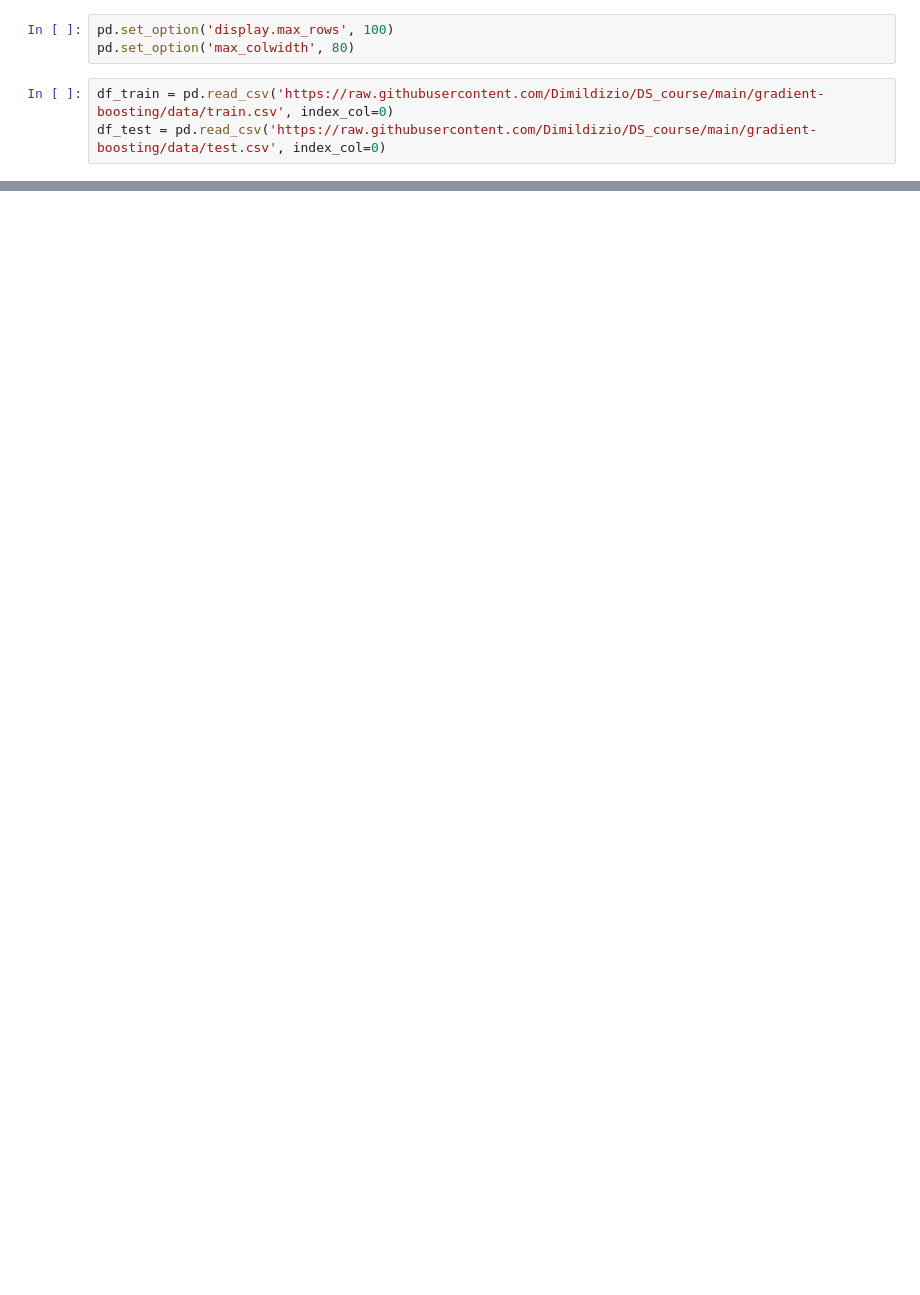
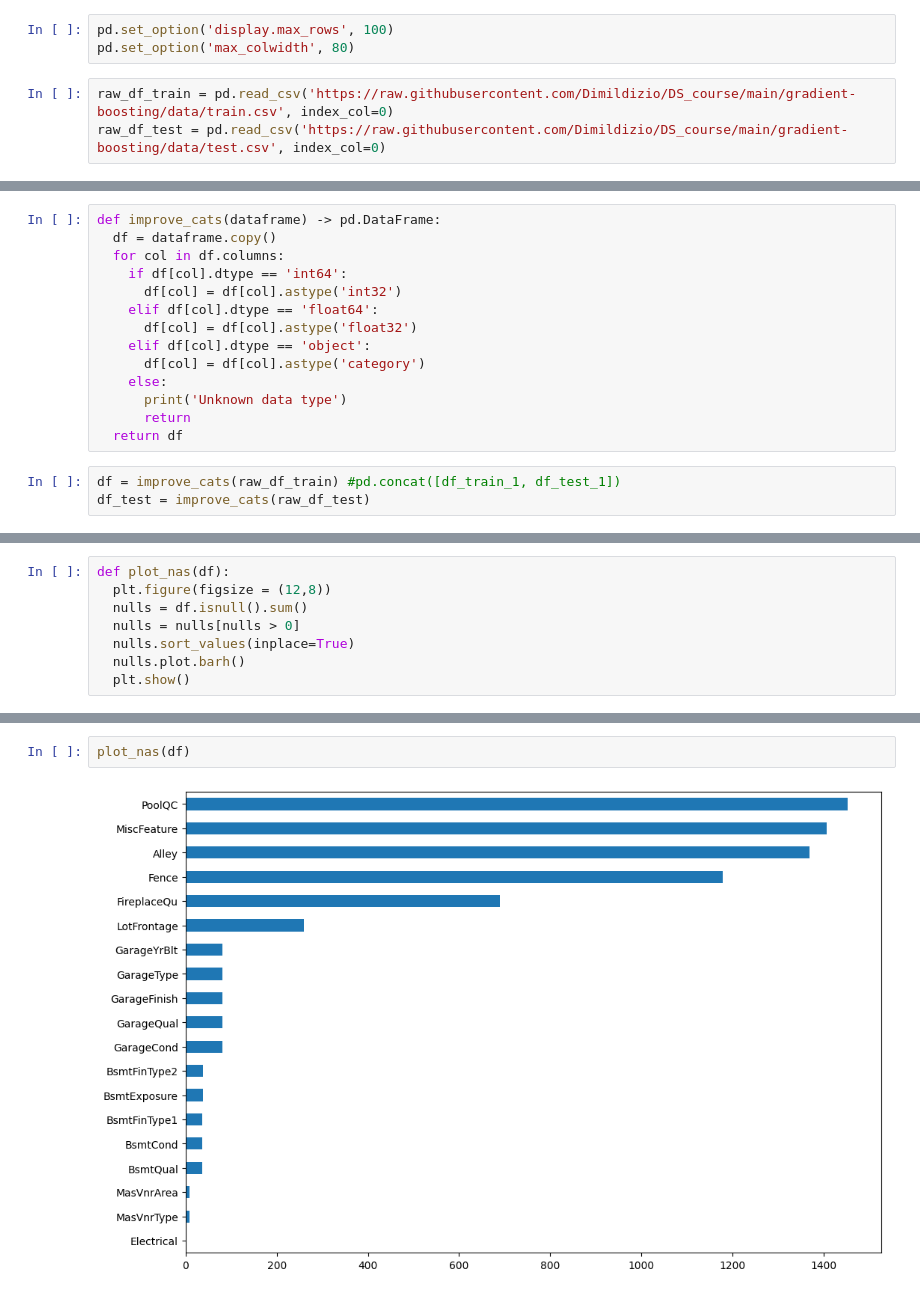
Before and after one commit to Dimildizio/DS_course, a Jupyter notebook: gradient-boosting/notebooks/Housing_prices_kaggle_EDA.ipynb, the cells around one changed output, grey strips where cells are left out. Cells and saved outputs as stored; diff of their text form; blank space fills up the shorter version.

```diff
--- a/gradient-boosting/notebooks/Housing_prices_kaggle_EDA.ipynb
+++ b/gradient-boosting/notebooks/Housing_prices_kaggle_EDA.ipynb
@@ -9,6 +11,6 @@ import pandas as pd
 pd.set_option('display.max_rows', 100)
 pd.set_option('max_colwidth', 80)
 # %%
-df_train = pd.read_csv('https://raw.githubusercontent.com/Dimildizio/DS_course/main/gradient-boosting/data/train.csv', index_col=0)
-df_test = pd.read_csv('https://raw.githubusercontent.com/Dimildizio/DS_course/main/gradient-boosting/data/test.csv', index_col=0)
+raw_df_train = pd.read_csv('https://raw.githubusercontent.com/Dimildizio/DS_course/main/gradient-boosting/data/train.csv', index_col=0)
+raw_df_test = pd.read_csv('https://raw.githubusercontent.com/Dimildizio/DS_course/main/gradient-boosting/data/test.csv', index_col=0)
 # %%
@@ -39,0 +95,17 @@ array([nan, 'Grvl', 'Pave'], dtype=object)
+# %%
+def improve_cats(dataframe) -> pd.DataFrame:
+  df = dataframe.copy()
+  for col in df.columns:
+    if df[col].dtype == 'int64':
+      df[col] = df[col].astype('int32')
+    elif df[col].dtype == 'float64':
+      df[col] = df[col].astype('float32')
+    elif df[col].dtype == 'object':
+      df[col] = df[col].astype('category')
+    else:
+      print('Unknown data type')
+      return
+  return df
+# %%
+df = improve_cats(raw_df_train) #pd.concat([df_train_1, df_test_1])
+df_test = improve_cats(raw_df_test)
@@ -39,0 +155,8 @@ array([nan, 'Grvl', 'Pave'], dtype=object)
+# %%
+def plot_nas(df):
+  plt.figure(figsize = (12,8))
+  nulls = df.isnull().sum()
+  nulls = nulls[nulls > 0]
+  nulls.sort_values(inplace=True)
+  nulls.plot.barh()
+  plt.show()
@@ -39,0 +178,4 @@ array([nan, 'Grvl', 'Pave'], dtype=object)
+# %%
+plot_nas(df)
+# %% [output]
+[figure, added]
```
Also changed, not shown: parts of 39 cells of this notebook.
